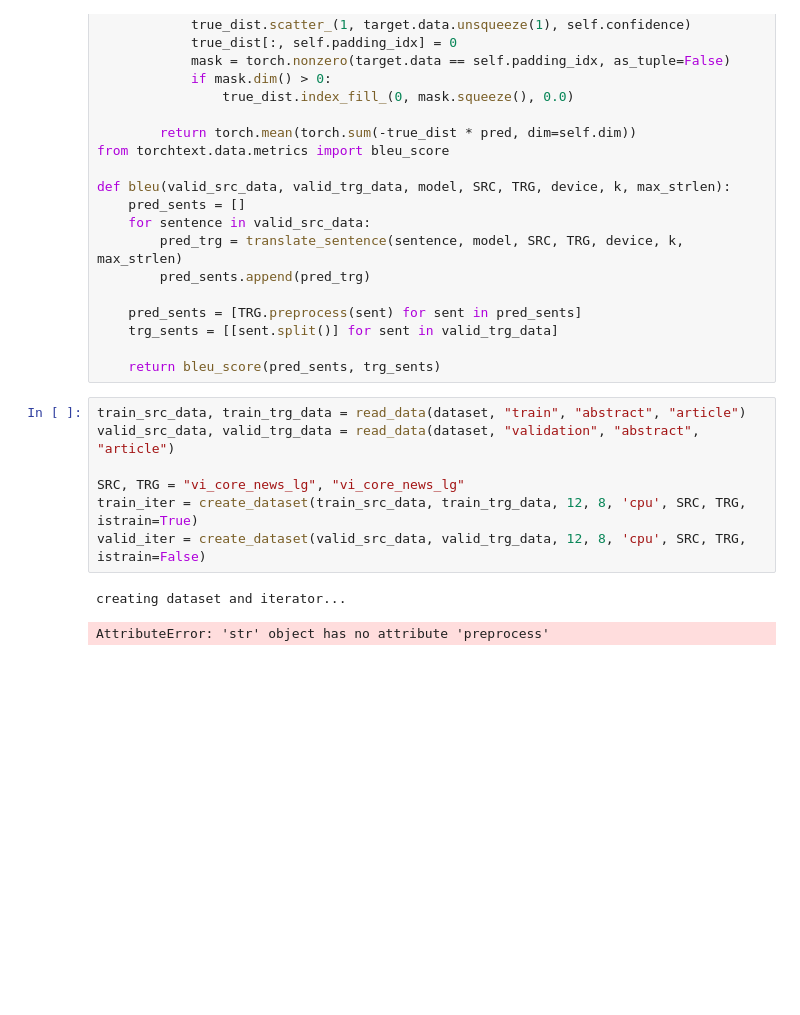
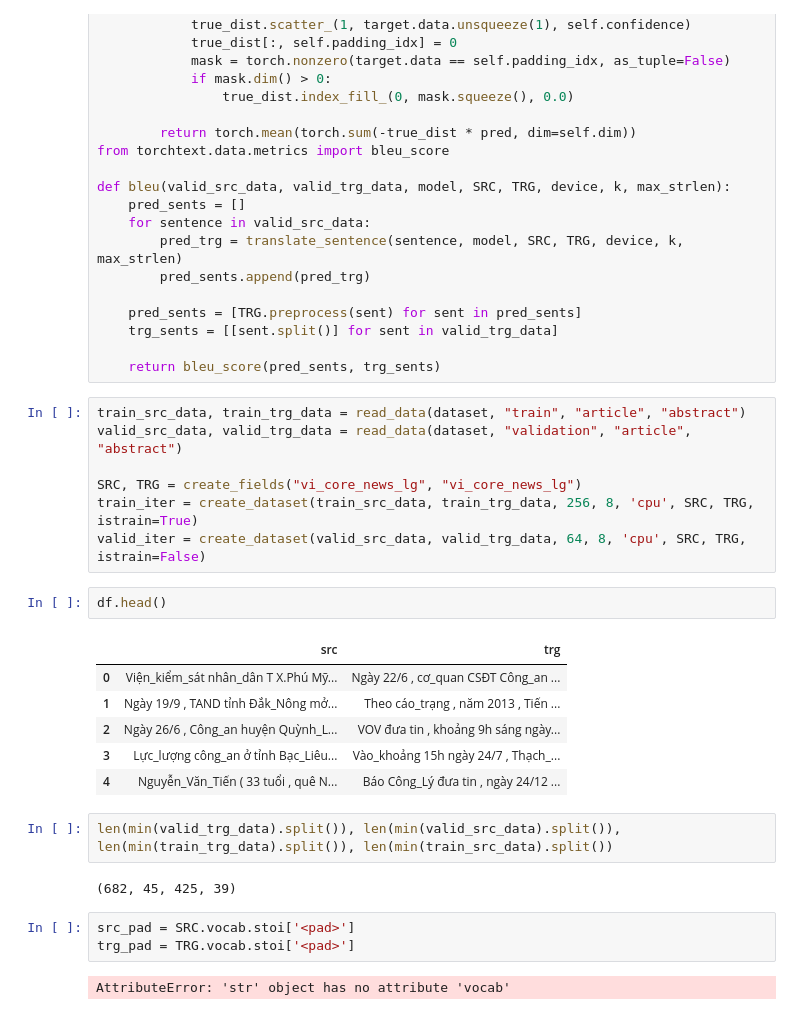
Before and after one commit to namnh194/transformer_pointer_generator_network, a Jupyter notebook: transformer.ipynb, the cells around one changed output. Drawn from its saved outputs; the diff is of its cells as text; blank space fills up the shorter version.

```diff
--- a/transformer.ipynb
+++ b/transformer.ipynb
@@ -785,12 +783,27 @@ def bleu(valid_src_data, valid_trg_data, model, SRC, TRG, device, k, max_strlen)
 
     return bleu_score(pred_sents, trg_sents)
 # %%
-train_src_data, train_trg_data = read_data(dataset, "train", "abstract", "article")
-valid_src_data, valid_trg_data = read_data(dataset, "validation", "abstract", "article")
+train_src_data, train_trg_data = read_data(dataset, "train", "article", "abstract")
+valid_src_data, valid_trg_data = read_data(dataset, "validation", "article", "abstract")
 
-SRC, TRG = "vi_core_news_lg", "vi_core_news_lg"
-train_iter = create_dataset(train_src_data, train_trg_data, 12, 8, 'cpu', SRC, TRG, istrain=True)
-valid_iter = create_dataset(valid_src_data, valid_trg_data, 12, 8, 'cpu', SRC, TRG, istrain=False)
+SRC, TRG = create_fields("vi_core_news_lg", "vi_core_news_lg")
+train_iter = create_dataset(train_src_data, train_trg_data, 256, 8, 'cpu', SRC, TRG, istrain=True)
+valid_iter = create_dataset(valid_src_data, valid_trg_data, 64, 8, 'cpu', SRC, TRG, istrain=False)
-# %% [output]
-creating dataset and iterator...
-AttributeError: 'str' object has no attribute 'preprocess'
+# %%
+df.head()
+# %% [output]
+|  | src | trg |
+| 0 | Viện_kiểm_sát nhân_dân T X.Phú Mỹ... | Ngày 22/6 , cơ_quan CSĐT Công_an ... |
+| 1 | Ngày 19/9 , TAND tỉnh Đắk_Nông mở... | Theo cáo_trạng , năm 2013 , Tiến ... |
+| 2 | Ngày 26/6 , Công_an huyện Quỳnh_L... | VOV đưa tin , khoảng 9h sáng ngày... |
+| 3 | Lực_lượng công_an ở tỉnh Bạc_Liêu... | Vào_khoảng 15h ngày 24/7 , Thạch_... |
+| 4 | Nguyễn_Văn_Tiến ( 33 tuổi , quê N... | Báo Công_Lý đưa tin , ngày 24/12 ... |
+# %%
+len(min(valid_trg_data).split()), len(min(valid_src_data).split()), len(min(train_trg_data).split()), len(min(train_src_data).split())
+# %% [output]
+(682, 45, 425, 39)
+# %%
+src_pad = SRC.vocab.stoi['<pad>']
+trg_pad = TRG.vocab.stoi['<pad>']
+# %% [output]
+AttributeError: 'str' object has no attribute 'vocab'
```
Also changed, not shown: parts of 3 cells of this notebook, 9 other files.
